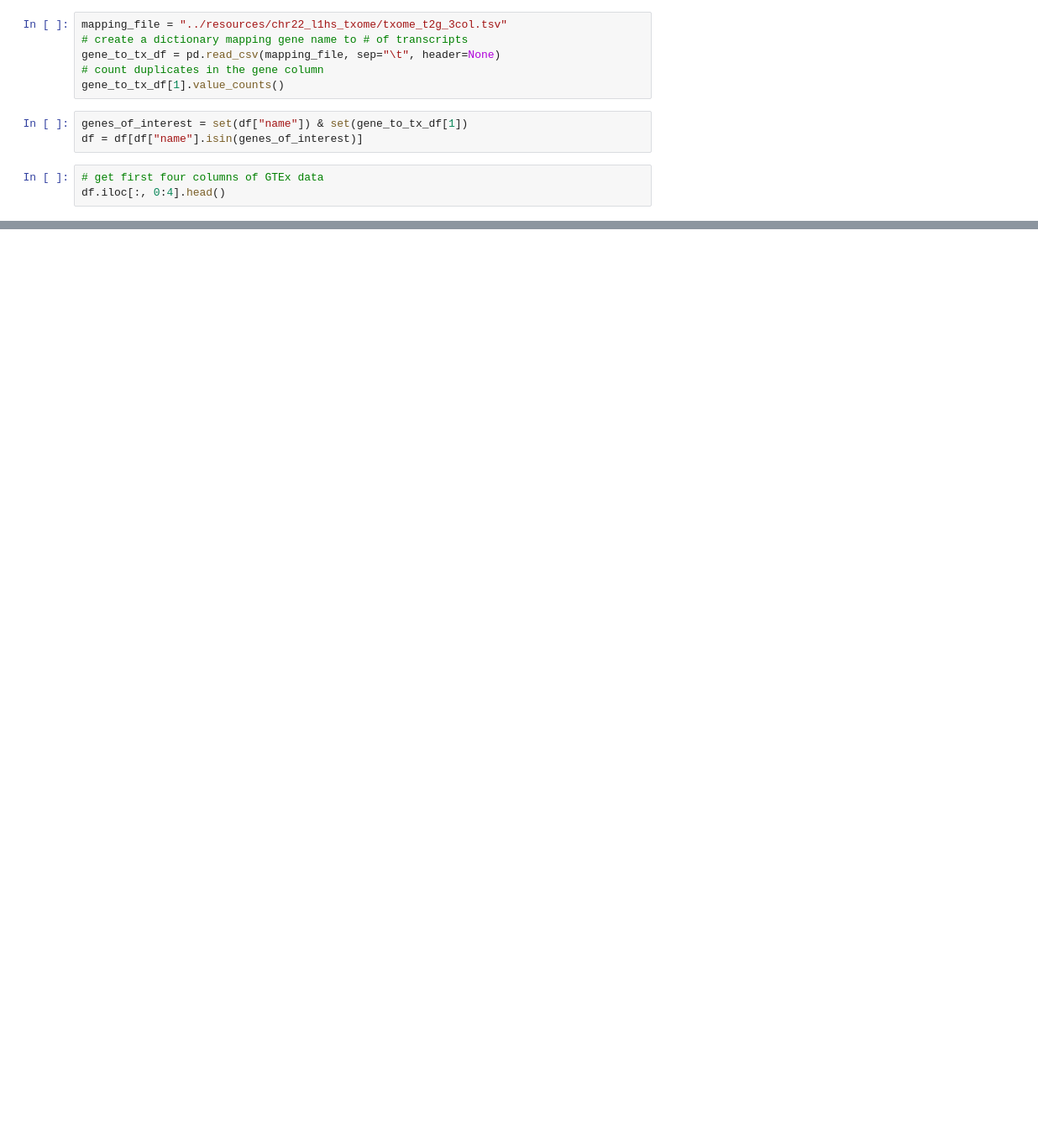
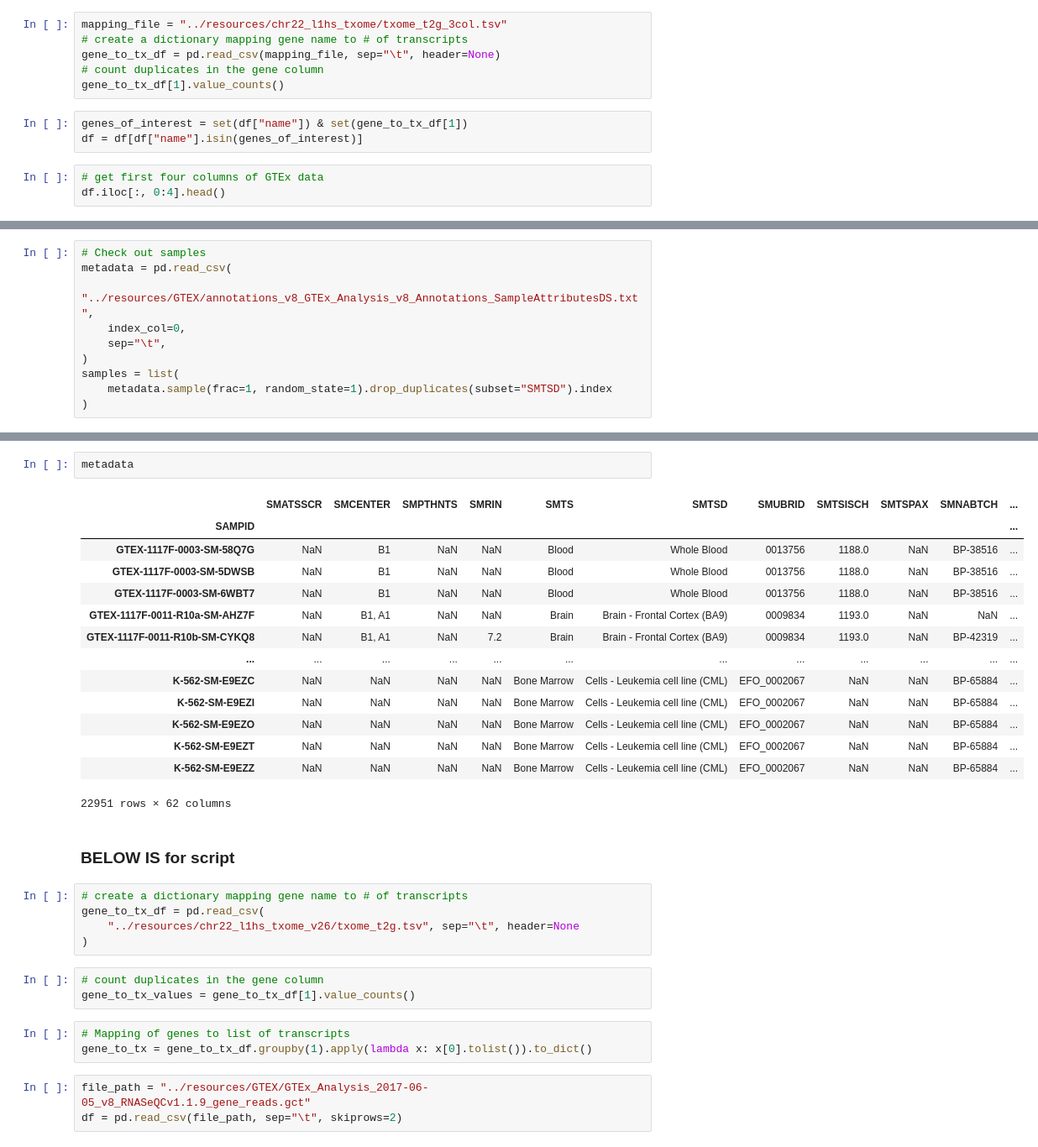
Before and after one commit to gage-lab/bulk_te_bench, a Jupyter notebook: analysis/GTEx_analysis.ipynb, the cells around one changed output, grey strips where cells are left out. Shown at 84% size. Drawn from its saved outputs; the diff is of its cells as text; blank space fills up the shorter version.

Commit message:
wip: realistic sim script

```diff
--- a/analysis/GTEx_analysis.ipynb
+++ b/analysis/GTEx_analysis.ipynb
@@ -39,0 +62,10 @@ df.iloc[:, 0:4].head()
+# %%
+# Check out samples
+metadata = pd.read_csv(
+    "../resources/GTEX/annotations_v8_GTEx_Analysis_v8_Annotations_SampleAttributesDS.txt",
+    index_col=0,
+    sep="\t",
+)
+samples = list(
+    metadata.sample(frac=1, random_state=1).drop_duplicates(subset="SMTSD").index
+)
@@ -39,0 +152,33 @@ df.iloc[:, 0:4].head()
+# %%
+metadata
+# %% [output]
+|  | SMATSSCR | SMCENTER | SMPTHNTS | SMRIN | SMTS | SMTSD | SMUBRID | SMTSISCH | SMTSPAX | SMNABTCH | ... |
+| SAMPID |  |  |  |  |  |  |  |  |  |  | ... |
+| GTEX-1117F-0003-SM-58Q7G | NaN | B1 | NaN | NaN | Blood | Whole Blood | 0013756 | 1188.0 | NaN | BP-38516 | ... |
+| GTEX-1117F-0003-SM-5DWSB | NaN | B1 | NaN | NaN | Blood | Whole Blood | 0013756 | 1188.0 | NaN | BP-38516 | ... |
+| GTEX-1117F-0003-SM-6WBT7 | NaN | B1 | NaN | NaN | Blood | Whole Blood | 0013756 | 1188.0 | NaN | BP-38516 | ... |
+| GTEX-1117F-0011-R10a-SM-AHZ7F | NaN | B1, A1 | NaN | NaN | Brain | Brain - Frontal Cortex (BA9) | 0009834 | 1193.0 | NaN | NaN | ... |
+| GTEX-1117F-0011-R10b-SM-CYKQ8 | NaN | B1, A1 | NaN | 7.2 | Brain | Brain - Frontal Cortex (BA9) | 0009834 | 1193.0 | NaN | BP-42319 | ... |
+| ... | ... | ... | ... | ... | ... | ... | ... | ... | ... | ... | ... |
+| K-562-SM-E9EZC | NaN | NaN | NaN | NaN | Bone Marrow | Cells - Leukemia cell line (CML) | EFO_0002067 | NaN | NaN | BP-65884 | ... |
+| K-562-SM-E9EZI | NaN | NaN | NaN | NaN | Bone Marrow | Cells - Leukemia cell line (CML) | EFO_0002067 | NaN | NaN | BP-65884 | ... |
+| K-562-SM-E9EZO | NaN | NaN | NaN | NaN | Bone Marrow | Cells - Leukemia cell line (CML) | EFO_0002067 | NaN | NaN | BP-65884 | ... |
+| K-562-SM-E9EZT | NaN | NaN | NaN | NaN | Bone Marrow | Cells - Leukemia cell line (CML) | EFO_0002067 | NaN | NaN | BP-65884 | ... |
+| K-562-SM-E9EZZ | NaN | NaN | NaN | NaN | Bone Marrow | Cells - Leukemia cell line (CML) | EFO_0002067 | NaN | NaN | BP-65884 | ... |
+22951 rows × 62 columns
+# %% [markdown]
+### BELOW IS for script
+# %%
+# create a dictionary mapping gene name to # of transcripts
+gene_to_tx_df = pd.read_csv(
+    "../resources/chr22_l1hs_txome_v26/txome_t2g.tsv", sep="\t", header=None
+)
+# %%
+# count duplicates in the gene column
+gene_to_tx_values = gene_to_tx_df[1].value_counts()
+# %%
+# Mapping of genes to list of transcripts
+gene_to_tx = gene_to_tx_df.groupby(1).apply(lambda x: x[0].tolist()).to_dict()
+# %%
+file_path = "../resources/GTEX/GTEx_Analysis_2017-06-05_v8_RNASeQCv1.1.9_gene_reads.gct"
+df = pd.read_csv(file_path, sep="\t", skiprows=2)
```
Also changed, not shown: parts of 17 cells of this notebook, 3 other files.
